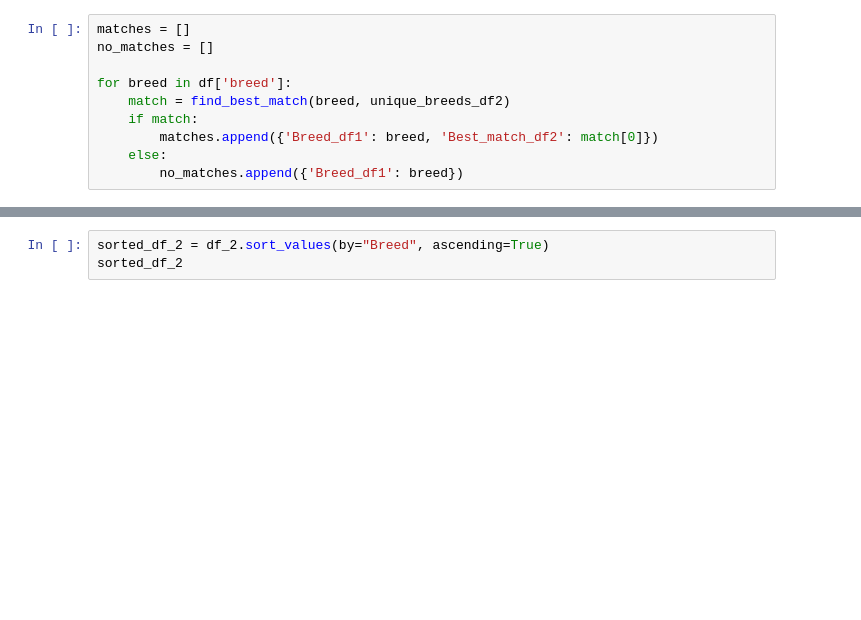
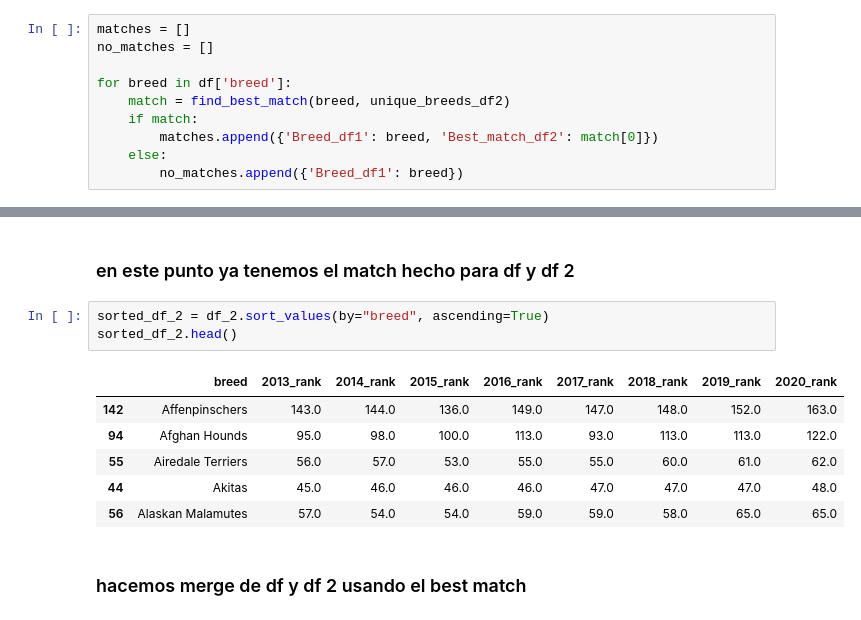
Before and after one commit to Adalab/da-modulo4-sprint1-pairprogramming-ClaraMarga, a Jupyter notebook: limpieza.ipynb, the cells around one changed output, grey strips where cells are left out. Cells and saved outputs as stored; diff of their text form; blank space fills up the shorter version.

```diff
--- a/limpieza.ipynb
+++ b/limpieza.ipynb
@@ -201,3 +458,14 @@ no_matches_df
+# %% [markdown]
+### en este punto ya tenemos el match hecho para df y df 2
 # %%
-sorted_df_2 = df_2.sort_values(by="Breed", ascending=True)
-sorted_df_2
+sorted_df_2 = df_2.sort_values(by="breed", ascending=True)
+sorted_df_2.head()
+# %% [output]
+|  | breed | 2013_rank | 2014_rank | 2015_rank | 2016_rank | 2017_rank | 2018_rank | 2019_rank | 2020_rank |
+| 142 | Affenpinschers | 143.0 | 144.0 | 136.0 | 149.0 | 147.0 | 148.0 | 152.0 | 163.0 |
+| 94 | Afghan Hounds | 95.0 | 98.0 | 100.0 | 113.0 | 93.0 | 113.0 | 113.0 | 122.0 |
+| 55 | Airedale Terriers | 56.0 | 57.0 | 53.0 | 55.0 | 55.0 | 60.0 | 61.0 | 62.0 |
+| 44 | Akitas | 45.0 | 46.0 | 46.0 | 46.0 | 47.0 | 47.0 | 47.0 | 48.0 |
+| 56 | Alaskan Malamutes | 57.0 | 54.0 | 54.0 | 59.0 | 59.0 | 58.0 | 65.0 | 65.0 |
+# %% [markdown]
+### hacemos merge de df y df 2 usando el best match
```
Also changed, not shown: parts of 72 cells of this notebook.
